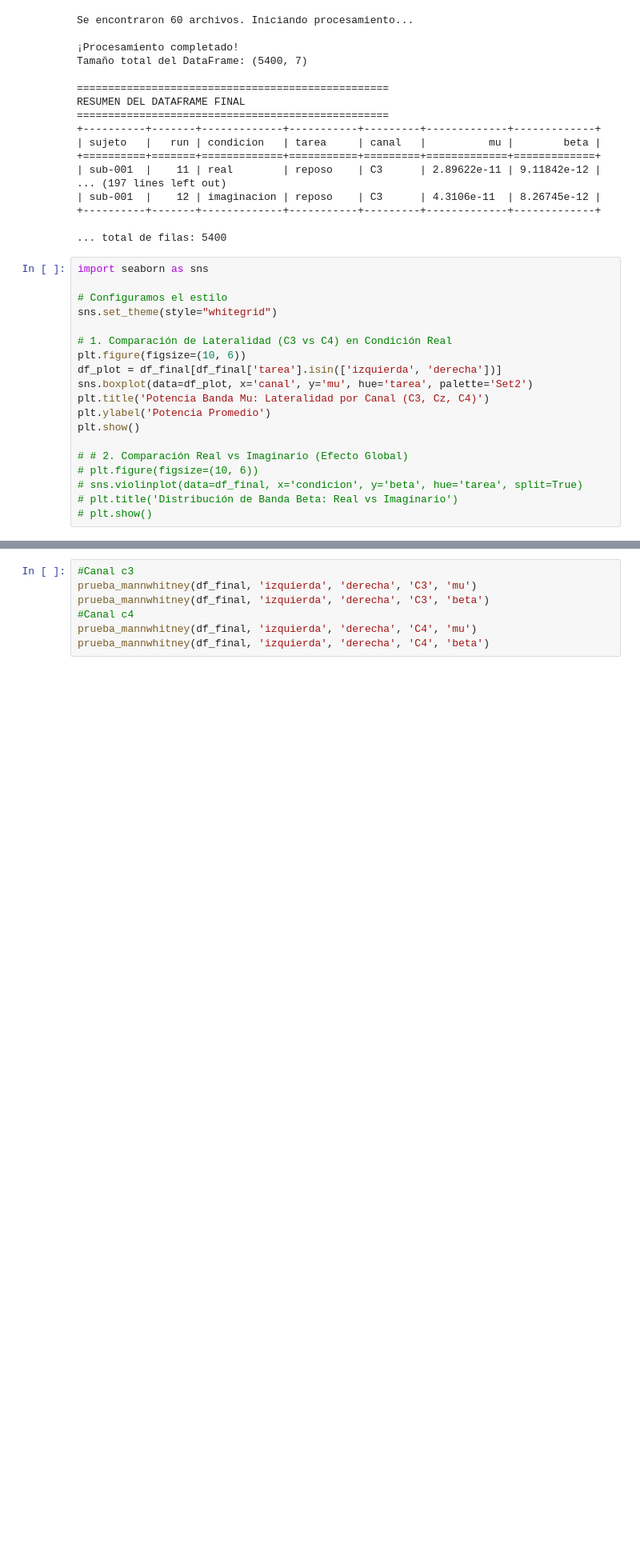
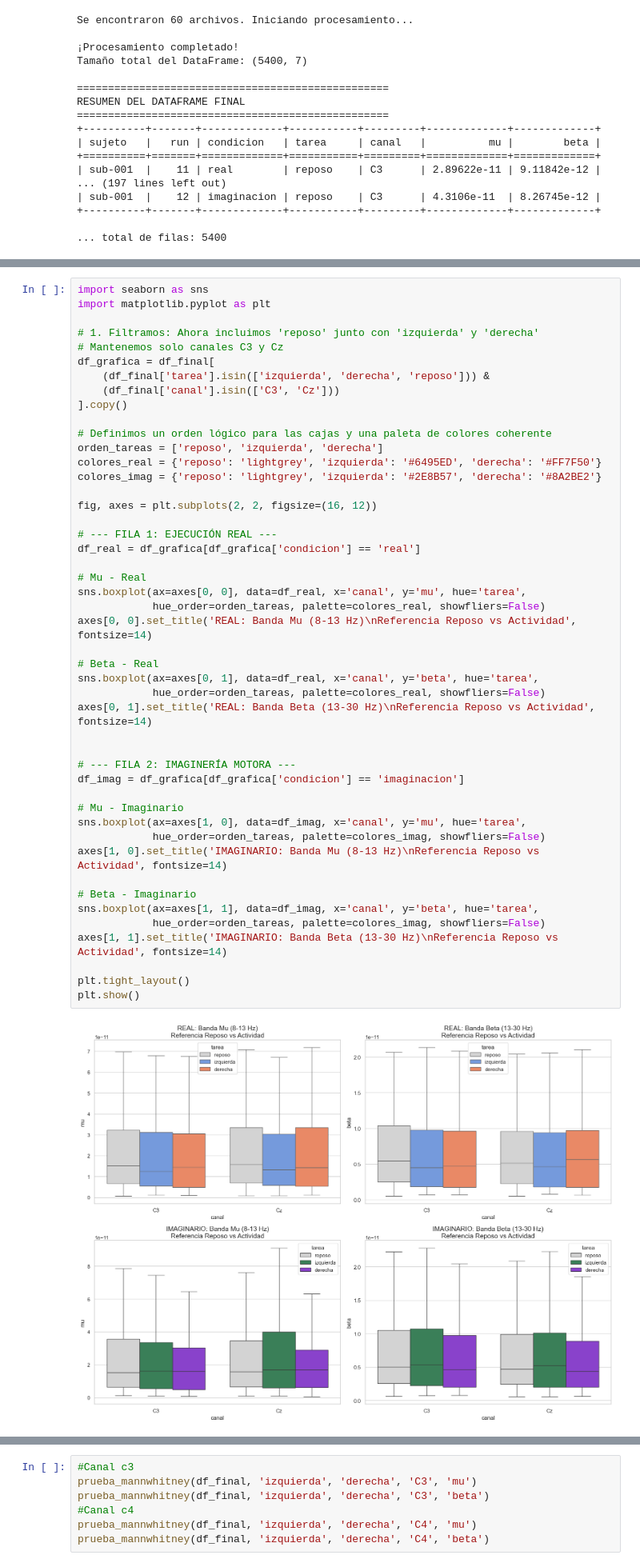
Before and after one commit to KarenAgudelo769/Proyecto_biosenales, a Jupyter notebook: codigo.ipynb, the cells around one changed output, grey strips where cells are left out. Shown at 80% size. Drawn from its saved outputs; the diff is of its cells as text; blank space fills up the shorter version.

```diff
--- a/codigo.ipynb
+++ b/codigo.ipynb
@@ -588,22 +588,3 @@ RESUMEN DEL DATAFRAME FINAL
 +----------+-------+-------------+-----------+---------+-------------+-------------+
 
 ... total de filas: 5400
-# %%
-import seaborn as sns
-
-# Configuramos el estilo
-sns.set_theme(style="whitegrid")
-
-# 1. Comparación de Lateralidad (C3 vs C4) en Condición Real
-plt.figure(figsize=(10, 6))
-df_plot = df_final[df_final['tarea'].isin(['izquierda', 'derecha'])]
-sns.boxplot(data=df_plot, x='canal', y='mu', hue='tarea', palette='Set2')
-plt.title('Potencia Banda Mu: Lateralidad por Canal (C3, Cz, C4)')
-plt.ylabel('Potencia Promedio')
-plt.show()
-
-# # 2. Comparación Real vs Imaginario (Efecto Global)
-# plt.figure(figsize=(10, 6))
-# sns.violinplot(data=df_final, x='condicion', y='beta', hue='tarea', split=True)
-# plt.title('Distribución de Banda Beta: Real vs Imaginario')
-# plt.show()
@@ -644,6 +624,55 @@ plt.tight_layout()
 plt.show()
 # %% [output]
 [figure]
+# %%
+import seaborn as sns
+import matplotlib.pyplot as plt
+
+# 1. Filtramos: Ahora incluimos 'reposo' junto con 'izquierda' y 'derecha'
+# Mantenemos solo canales C3 y Cz
+df_grafica = df_final[
+    (df_final['tarea'].isin(['izquierda', 'derecha', 'reposo'])) &
+    (df_final['canal'].isin(['C3', 'Cz']))
+].copy()
+
+# Definimos un orden lógico para las cajas y una paleta de colores coherente
+orden_tareas = ['reposo', 'izquierda', 'derecha']
+colores_real = {'reposo': 'lightgrey', 'izquierda': '#6495ED', 'derecha': '#FF7F50'}
+colores_imag = {'reposo': 'lightgrey', 'izquierda': '#2E8B57', 'derecha': '#8A2BE2'}
+
+fig, axes = plt.subplots(2, 2, figsize=(16, 12))
+
+# --- FILA 1: EJECUCIÓN REAL ---
+df_real = df_grafica[df_grafica['condicion'] == 'real']
+
+# Mu - Real
+sns.boxplot(ax=axes[0, 0], data=df_real, x='canal', y='mu', hue='tarea',
+            hue_order=orden_tareas, palette=colores_real, showfliers=False)
+axes[0, 0].set_title('REAL: Banda Mu (8-13 Hz)\nReferencia Reposo vs Actividad', fontsize=14)
+
+# Beta - Real
+sns.boxplot(ax=axes[0, 1], data=df_real, x='canal', y='beta', hue='tarea',
+            hue_order=orden_tareas, palette=colores_real, showfliers=False)
+axes[0, 1].set_title('REAL: Banda Beta (13-30 Hz)\nReferencia Reposo vs Actividad', fontsize=14)
+
+
+# --- FILA 2: IMAGINERÍA MOTORA ---
+df_imag = df_grafica[df_grafica['condicion'] == 'imaginacion']
+
+# Mu - Imaginario
+sns.boxplot(ax=axes[1, 0], data=df_imag, x='canal', y='mu', hue='tarea',
+            hue_order=orden_tareas, palette=colores_imag, showfliers=False)
+axes[1, 0].set_title('IMAGINARIO: Banda Mu (8-13 Hz)\nReferencia Reposo vs Actividad', fontsize=14)
+
+# Beta - Imaginario
+sns.boxplot(ax=axes[1, 1], data=df_imag, x='canal', y='beta', hue='tarea',
+            hue_order=orden_tareas, palette=colores_imag, showfliers=False)
+axes[1, 1].set_title('IMAGINARIO: Banda Beta (13-30 Hz)\nReferencia Reposo vs Actividad', fontsize=14)
+
+plt.tight_layout()
+plt.show()
+# %% [output]
+[figure, added]
 # %% [markdown]
 <h3><strong>Pruebas estadísticas e hipótesis</strong></h3>
 
```
Also changed, not shown: parts of 2 cells of this notebook.
